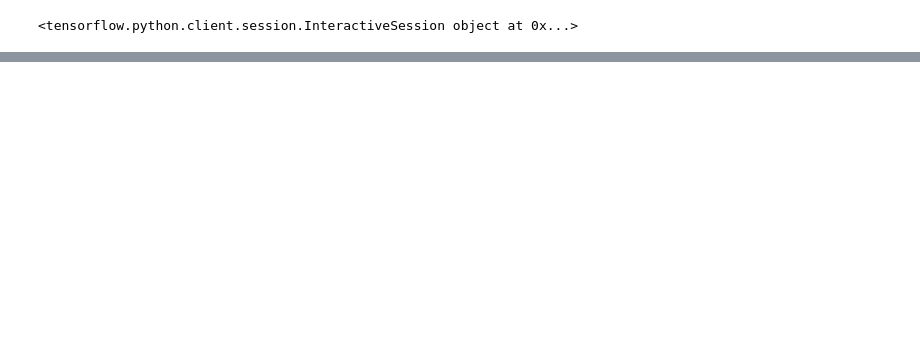
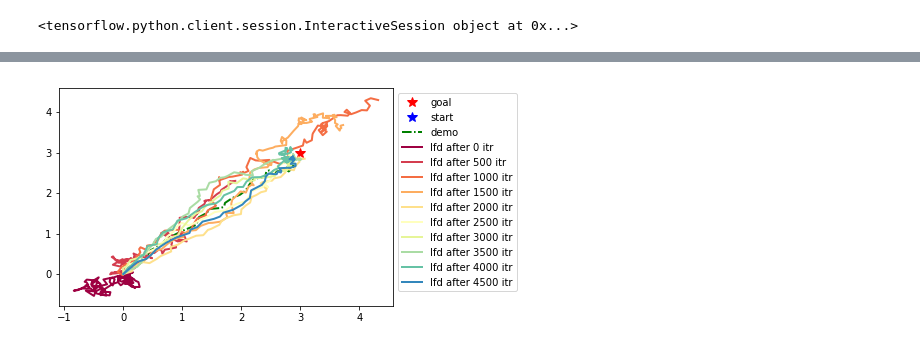
Before and after one commit to GrayOwlShuck/rllab, a Jupyter notebook: scratch_notebooks/check_grads_bc.ipynb, the cells around one changed output, grey strips where cells are left out. Cells and saved outputs as stored; diff of their text form; code cells hidden in the pictures; blank space fills up the shorter version.

```diff
--- a/scratch_notebooks/check_grads_bc.ipynb
+++ b/scratch_notebooks/check_grads_bc.ipynb
@@ -135,12 +162,22 @@ summary, bc_loss_val, new_params_vals = sess.run([merged, bc_loss, new_params],
 
 train_writer.add_summary(summary, 0)
 # %%
+from sandbox.rocky.tf.envs.vec_env_executor import VecEnvExecutor
+vect_env = VecEnvExecutor(envs=[env], max_path_length=v['max_path_length'])
+
 bc_loss_val = sess.run(bc_loss, feed_dict=input_list_dict)
+exp_name = 'LFD_noise{}_lr{}_demos{}'.format(v['env_noise'], v['fast_learning_rate'], v['demo_batch_size'])
 print('Loss after update %d: %f' % (0, bc_loss_val))
 losses = []
-for i in range(4000):  # for more steps I should
+paths = []
+for i in range(5000):  # for more steps I should
     bc_loss_val, new_params_vals = sess.run([bc_loss, new_params], feed_dict=input_list_dict)
-#     print('Loss after update %d: %f' % (i, bc_loss_val))
     policy.assign_params(policy.all_params, new_params_vals)
     losses.append(bc_loss_val)
+    if i % 500 == 0:
+        print('Loss after update %d: %f' % (i, bc_loss_val))
+        paths.append(rollout(vect_env, policy, v['max_path_length']))
+
+with open('Figures/lfd/'+exp_name+'_loss.pkl', 'wb') as outfile:
+    pkl.dump(losses, outfile)
 # %% [output]
@@ -218,2 +194,0 @@ demo_sampler.start_worker()
-# %%
-paths = demo_sampler.obtain_samples(0)
@@ -241,0 +195,14 @@ learner_env_goals = [p['env_infos']['goal'][0] for p in paths]
+# %%
+plt.clf()
+plt.plot(*goal, 'r*', markersize=10, label='goal')
+plt.plot(*start, 'b*', markersize=10, label='start')
+plt.plot(demos[0]['observations'][:, 0], demos[0]['observations'][:, 1], '-.g', linewidth=2, label='demo')
+
+cmap = matplotlib.cm.get_cmap('Spectral')
+len_paths = len(paths)
+for i, path in enumerate(paths):
+    plt.plot(path['observations'][:, 0], path['observations'][:, 1], color=cmap(i/len_paths), linewidth=2, label='lfd after %i itr' % (i * 500))
+plt.legend(bbox_to_anchor=(1, 1))
+plt.savefig('Figures/lfd/'+exp_name+'.png')
+# %% [output]
+[figure, added]
```
Also changed, not shown: parts of 19 cells of this notebook, 18 other files.
